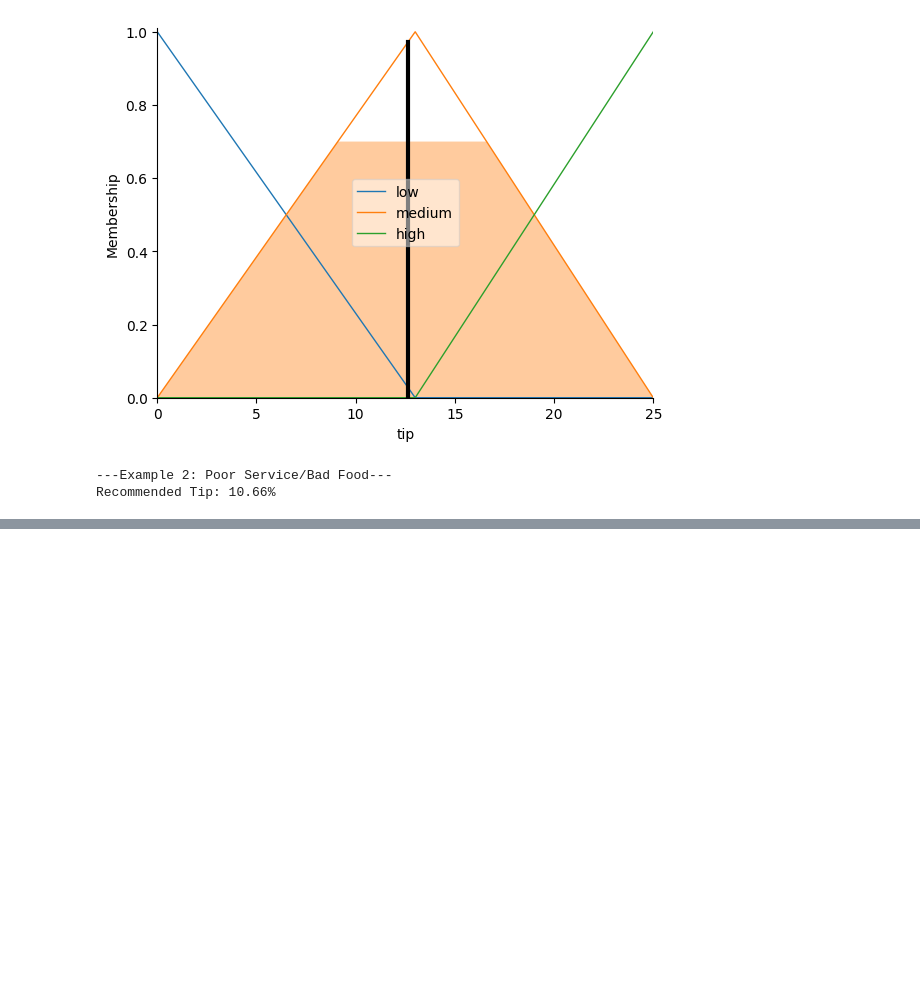
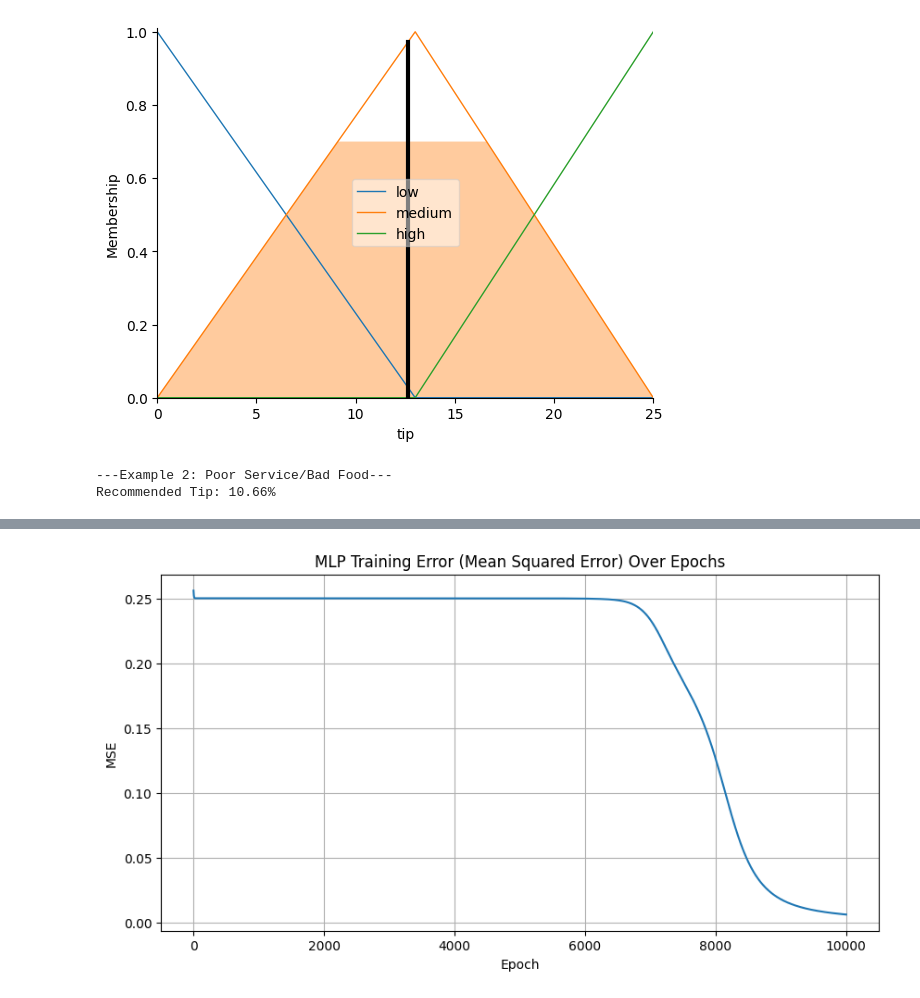
Before and after one commit to charujhagrawat20/StackIt, a Jupyter notebook: Prac1.ipynb, the cells around one changed output, grey strips where cells are left out. Saved outputs shown, nothing was run; the diff lists cells and outputs as text; code cells hidden in the pictures; blank space fills up the shorter version.

```diff
--- a/Prac1.ipynb
+++ b/Prac1.ipynb
@@ -107,0 +194,79 @@ Recommended Tip: 10.66%
+# %%
+import numpy as np
+def sigmoid(x):
+    x = np.clip(x, -500, 500)
+    return 1 / (1 + np.exp(-x))
+def sigmoid_derivative(output):
+    return output * (1 - output)
+class MLP_Backpropagation:
+    def __init__(self, input_size, hidden_size, output_size, learning_rate=0.1, max_epochs=10000):
+        self.input_size = input_size
+        self.hidden_size = hidden_size
+        self.output_size = output_size
+        self.learning_rate = learning_rate
+        self.max_epochs = max_epochs
+        self.W_ih = np.random.uniform(low=-0.5, high=0.5, size=(input_size, hidden_size))
+        self.b_h = np.zeros((1, hidden_size)) # Bias for hidden layer
+        self.W_ho = np.random.uniform(low=-0.5, high=0.5, size=(hidden_size, output_size))
+        self.b_o = np.zeros((1, output_size)) # Bias for output layer
+        self.errors = [] # To track mean squared erro
+    def forward_pass(self, X):
+        self.net_h = np.dot(X, self.W_ih) + self.b_h
+        self.out_h = sigmoid(self.net_h)
+        self.net_o = np.dot(self.out_h, self.W_ho) + self.b_o
+        self.out_o = sigmoid(self.net_o)
+        return self.out_o
+    def backward_pass(self, X, y, out_o, out_h):
+        error_o = y - out_o
+        d_o = error_o * sigmoid_derivative(out_o)
+        error_h = d_o.dot(self.W_ho.T)
+        d_h = error_h * sigmoid_derivative(out_h)
+        self.W_ho += self.out_h.T.dot(d_o) * self.learning_rate
+        self.b_o += np.sum(d_o, axis=0, keepdims=True) * self.learning_rate
+        self.W_ih += X.T.dot(d_h) * self.learning_rate
+        self.b_h += np.sum(d_h, axis=0, keepdims=True) * self.learning_rate
+        return np.mean(error_o**2)
+    def train(self, X_train, y_train):
+        print(f"--- Training MLP (Hidden Size: {self.hidden_size}, Rate: {self.learning_rate}) ---")
+        for epoch in range(self.max_epochs):
+            out_o = self.forward_pass(X_train)
+            mse = self.backward_pass(X_train, y_train, out_o, self.out_h)
+            self.errors.append(mse)
+            if (epoch + 1) % 1000 == 0:
+                print(f"Epoch {epoch + 1}/{self.max_epochs}, Mean Squared Error: {mse:.6f}")
+        print("\n--- Training Complete ---")
+X_train = np.array([
+    [0, 0],
+    [0, 1],
+    [1, 0],
+    [1, 1]
+])
+y_train = np.array([
+    [0],
+    [1],
+    [1],
+    [0]
+])
+mlp = MLP_Backpropagation(
+    input_size=2,
+    hidden_size=4,
+    output_size=1,
+    learning_rate=0.2,
+    max_epochs=10000
+)
+mlp.train(X_train, y_train)
+print("\n--- Testing Model Predictions ---")
+predictions = mlp.forward_pass(X_train)
+for inputs, prediction, expected in zip(X_train, predictions, y_train):
+    predicted_class = 1 if prediction[0] >= 0.5 else 0
+    status = "Correct" if predicted_class == expected[0] else "Incorrect"
+    print(f"Input: {inputs}, Output: {prediction[0]:.4f}, Predicted Class: {predicted_class}, Expected: {expected[0]} ({status})")
+import matplotlib.pyplot as plt
+plt.figure(figsize=(10, 5))
+plt.plot(mlp.errors)
+plt.title('MLP Training Error (Mean Squared Error) Over Epochs')
+plt.xlabel('Epoch')
+plt.ylabel('MSE')
+plt.grid(True)
+plt.show()
+# %% [output]
@@ -107,0 +292 @@ Recommended Tip: 10.66%
+[figure, added]
```
Also changed, not shown: parts of 5 cells of this notebook.
